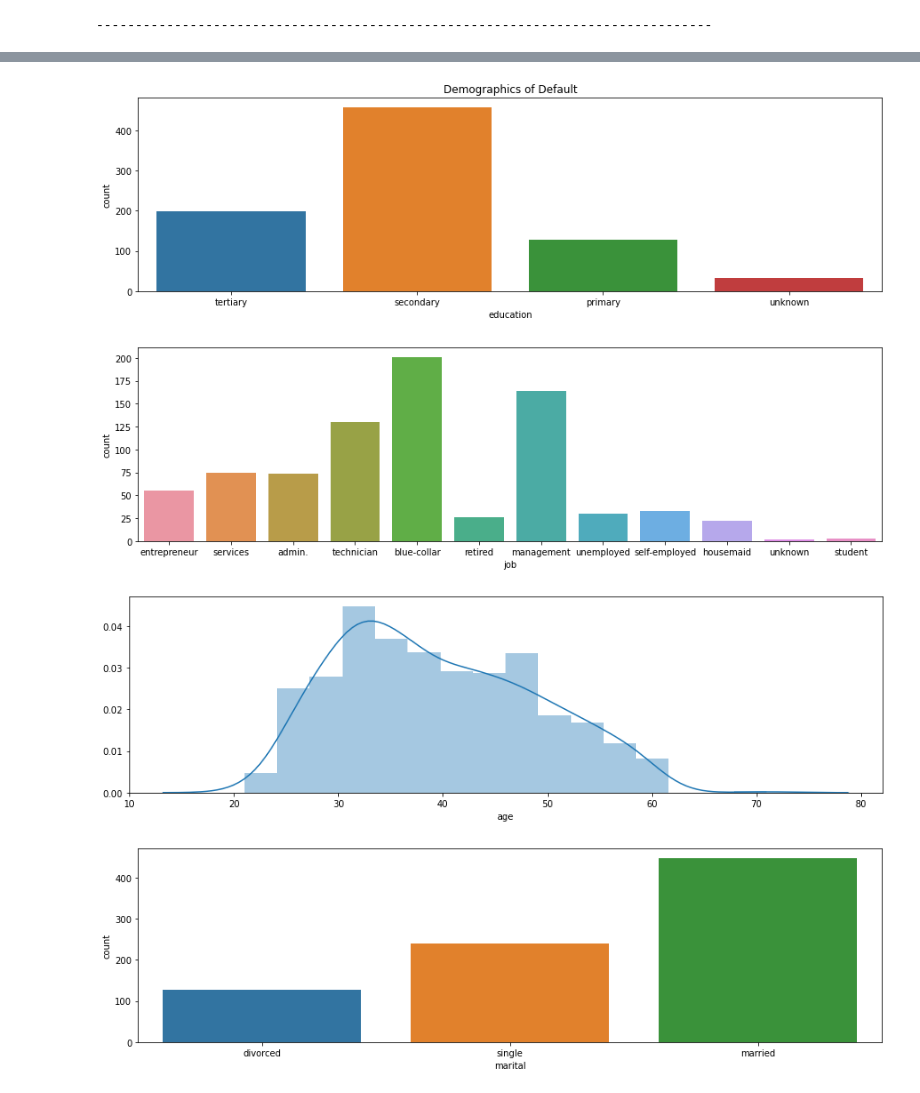
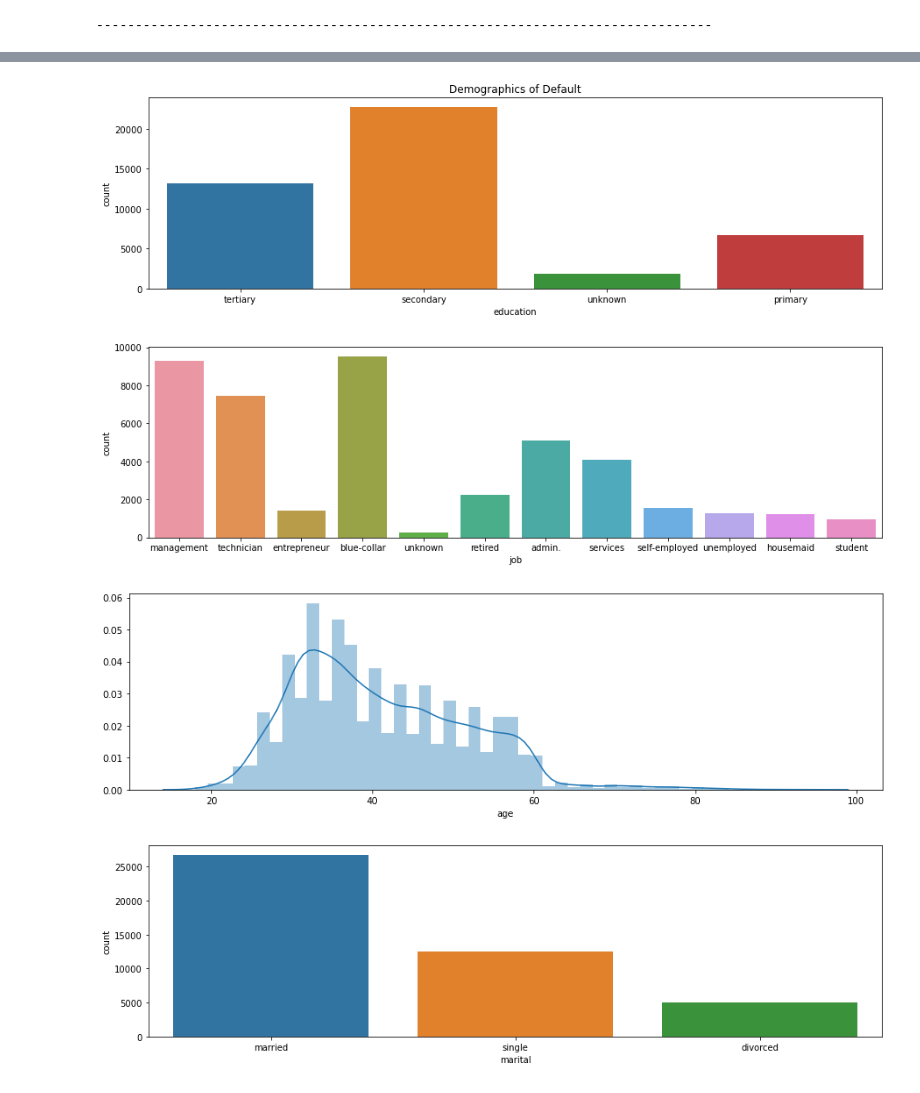
Before and after one commit to Ishaq5/bank-marketing, a Jupyter notebook: Bank Marketing Campaign.ipynb, the cells around one changed output, grey strips where cells are left out. Cells and saved outputs as stored; diff of their text form; code cells hidden in the pictures.

```diff
--- a/Bank Marketing Campaign.ipynb
+++ b/Bank Marketing Campaign.ipynb
@@ -582,16 +662,17 @@ def depth_plot(func,col):
             first=sns.countplot(func[i])
             first.title.set_text('Demographics of {}'.format(col.title()))
         else:
-            sns.countplot(demographic[i])
+            sns.countplot(func[i])
         plt.show()
 # %%
 # demographics of attribute 'default'
-defulat_demo = depth_analysis(df,'default','yes')
-depth_plot(defulat_demo,'default')
+# none-defaulters
+defaults = depth_analysis(df,'default','no')
+depth_plot(defaults,'default')
 # %% [output]
-[figure, old version]
+[figure, new version]
-[figure, old version]
+[figure, new version]
-[figure, old version]
+[figure, new version]
-[figure, old version]
+[figure, new version]
 # %%
 # demographics of attribute 'housing'
```
Also changed, not shown: parts of 42 cells of this notebook.
